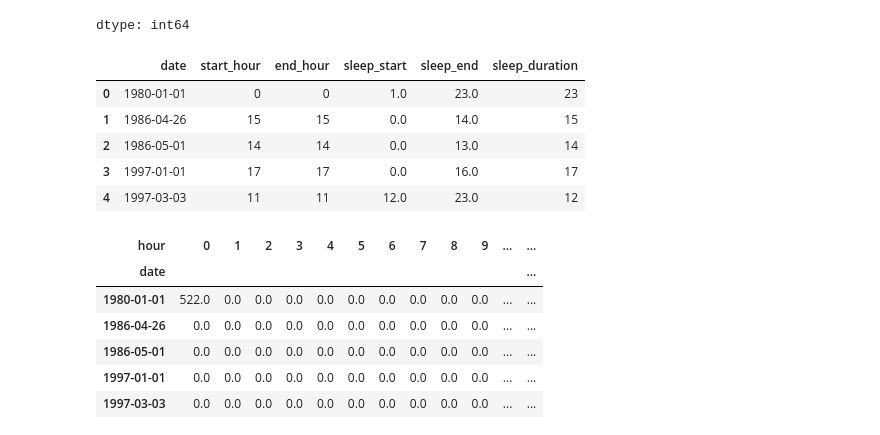
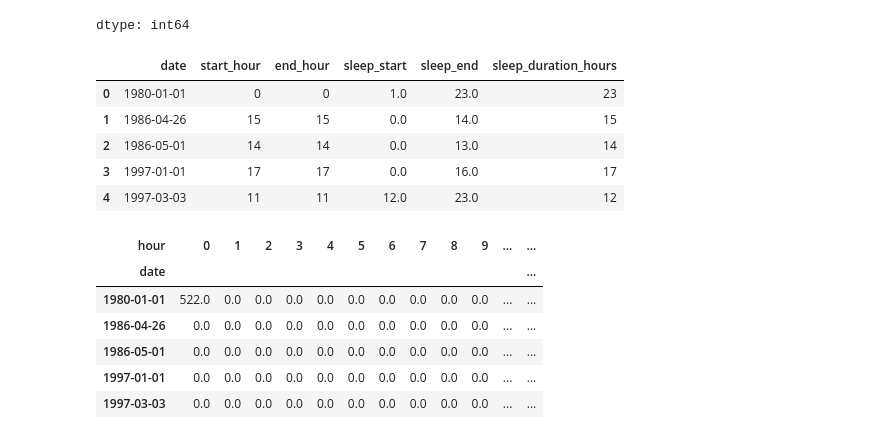
Before and after one commit to mems250005048-wq/TIMEsTAMP, a Jupyter notebook: Untitled4.ipynb, the cells around one changed output. Drawn from its saved outputs; the diff is of its cells as text; code cells hidden in the pictures.

```diff
--- a/Untitled4.ipynb
+++ b/Untitled4.ipynb
@@ -150,8 +150,6 @@ daily_hour_counts["hour"].value_counts().sort_index()
 | 22 | 699 |
 | 23 | 663 |
 dtype: int64
-# %%
-day_data = daily_hour_counts[daily_hour_counts["date"] == day]
 # %%
 def analyze_one_day(day_df):
     """
@@ -211,25 +209,25 @@ def find_sleep_period(day_df):
 # %%
 results = []
 
 for day in daily_hour_counts["date"].unique():
     day_data = daily_hour_counts[daily_hour_counts["date"] == day]
 
     start, end = analyze_one_day(day_data)
     sleep_start, sleep_end, sleep_duration = find_sleep_period(day_data)
 
     results.append({
         "date": day,
         "start_hour": start,
         "end_hour": end,
         "sleep_start": sleep_start,
         "sleep_end": sleep_end,
-        "sleep_duration": sleep_duration
+        "sleep_duration_hours": sleep_duration
     })
 
 daily_summary = pd.DataFrame(results)
 daily_summary.head()
 # %% [output]
-|  | date | start_hour | end_hour | sleep_start | sleep_end | sleep_duration |
+|  | date | start_hour | end_hour | sleep_start | sleep_end | sleep_duration_hours |
 | 0 | 1980-01-01 | 0 | 0 | 1.0 | 23.0 | 23 |
 | 1 | 1986-04-26 | 15 | 15 | 0.0 | 14.0 | 15 |
 | 2 | 1986-05-01 | 14 | 14 | 0.0 | 13.0 | 14 |
```
Also changed, not shown: parts of 4 cells of this notebook.
